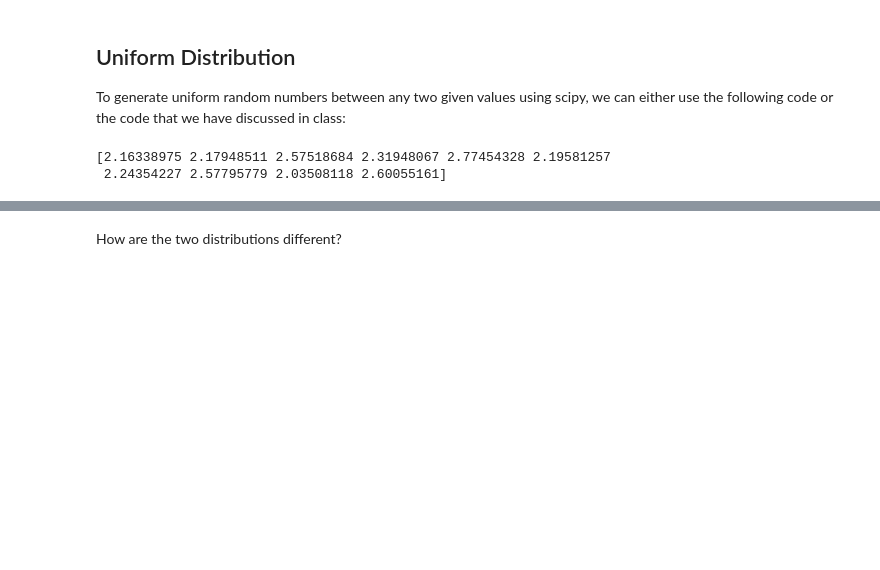
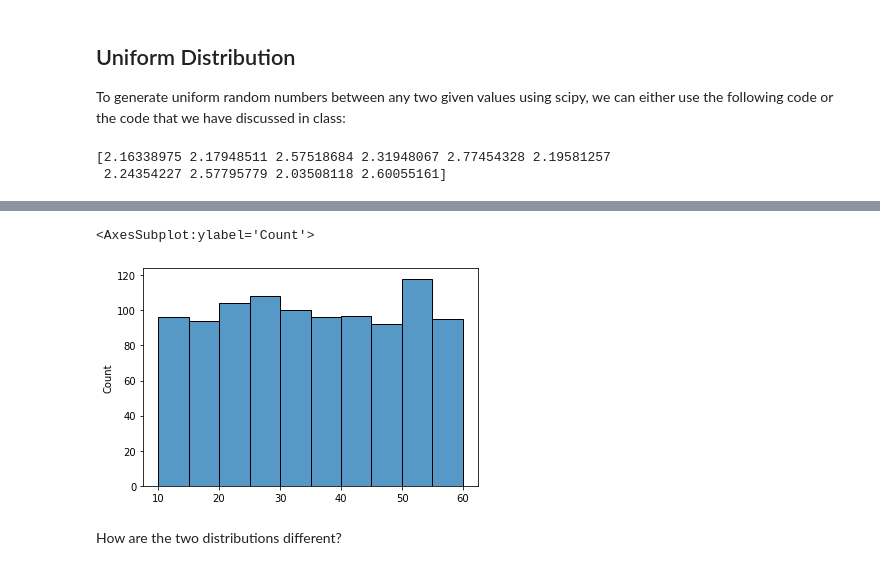
Before and after one commit to Ironhack-Data-Madrid-Enero-2021/lab-continuous-probability-distribution, a Jupyter notebook: your-code/main.ipynb, the cells around one changed output, grey strips where cells are left out. Cells and saved outputs as stored; diff of their text form; code cells hidden in the pictures; blank space fills up the shorter version.

```diff
--- a/your-code/main.ipynb
+++ b/your-code/main.ipynb
@@ -56,2 +77,7 @@ return
+# %%
+sns.histplot(x=b, bins=10)
+# %% [output]
+<AxesSubplot:ylabel='Count'>
+[figure, added]
 # %% [markdown]
 How are the two distributions different?
```
Also changed, not shown: parts of 38 cells of this notebook.
